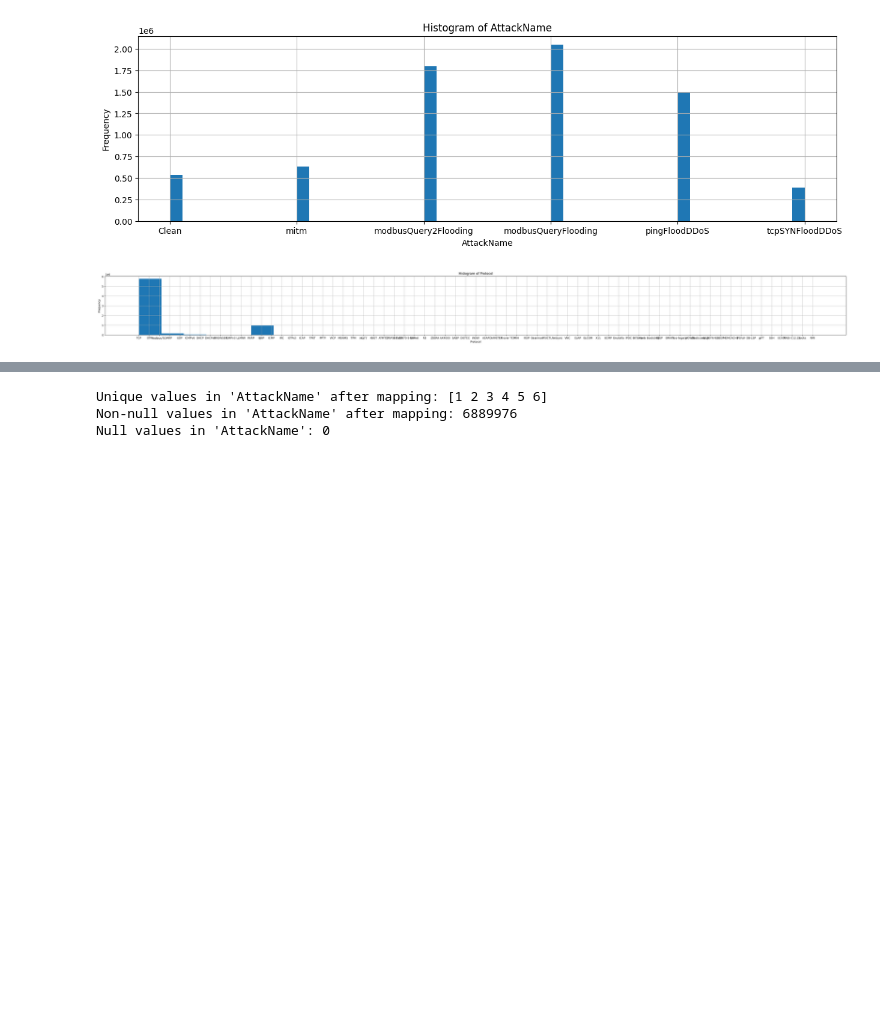
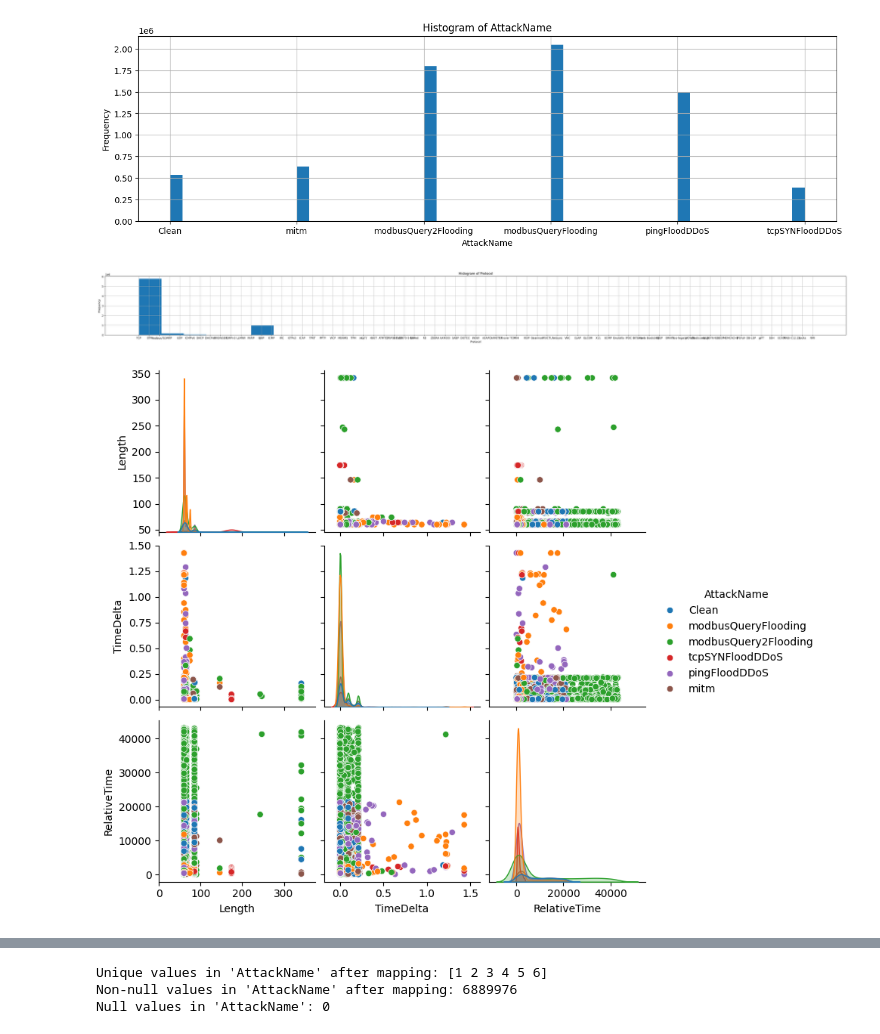
Before and after one commit to Amani-blip/Modbus-Protocol-Attacks, a Jupyter notebook: phase4-4.ipynb, the cells around one changed output, grey strips where cells are left out. Cells and saved outputs as stored; diff of their text form; code cells hidden in the pictures; blank space fills up the shorter version.

```diff
--- a/phase4-4.ipynb
+++ b/phase4-4.ipynb
@@ -88,6 +97,14 @@ plt.show()
 [figure]
 [figure]
 [figure]
+# %%
+import seaborn as sns
+#data.head()
+sample_data = data.sample(n=9000)
+sns.pairplot(sample_data, vars=['Length', 'TimeDelta', 'RelativeTime'], hue='AttackName')
+plt.show()
+# %% [output]
+[figure, added]
 # %%
 
 # verify the unique values for the attacks
```
Also changed, not shown: parts of 7 cells of this notebook.
